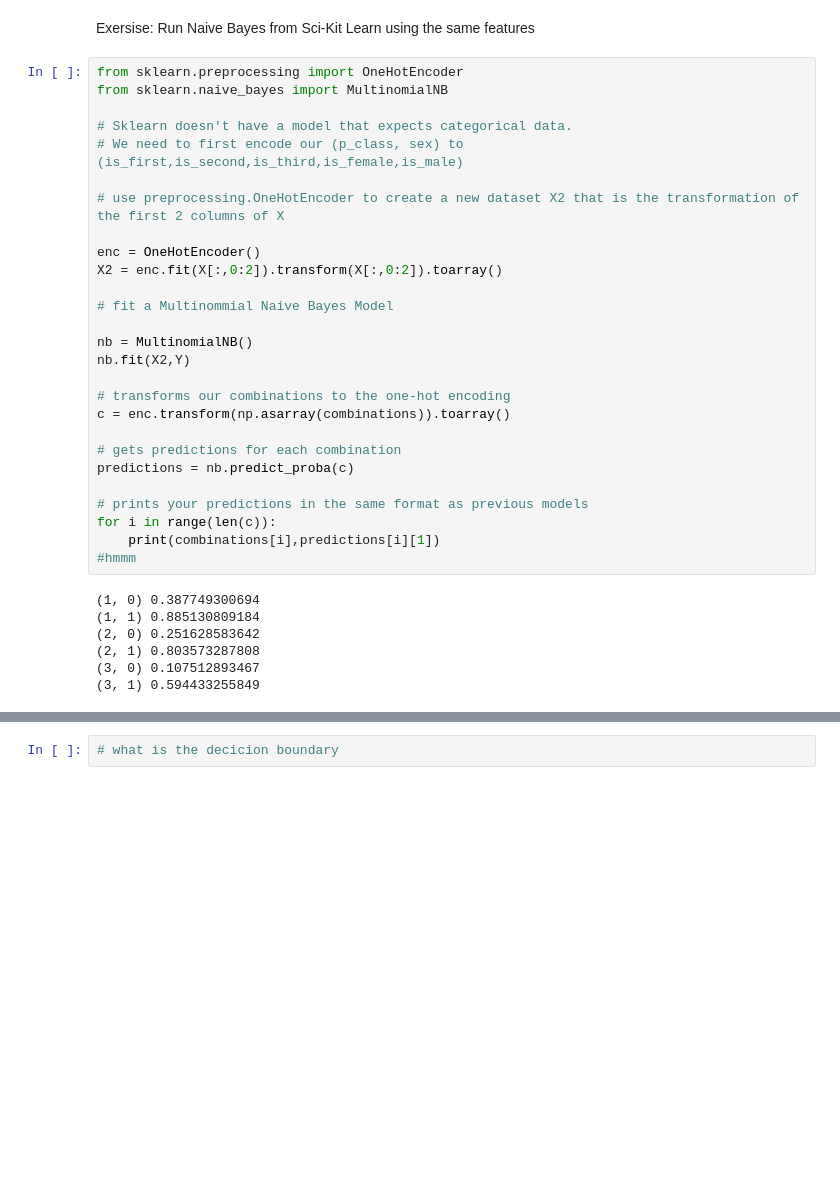
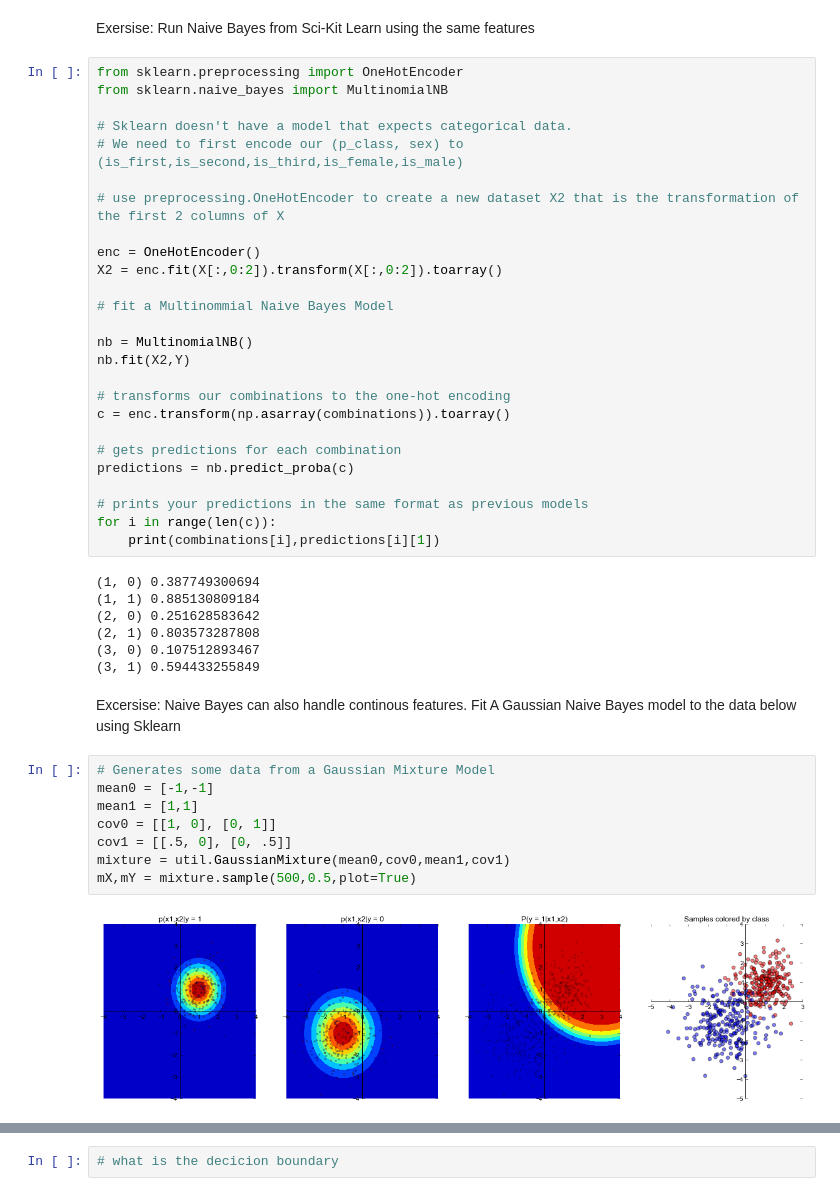
Before and after one commit to NICTA/MLSS, a Jupyter notebook: Logistic Regression.ipynb, the cells around one changed output, grey strips where cells are left out. Drawn from its saved outputs; the diff is of its cells as text; blank space fills up the shorter version.

Commit message:
adds utility to generate and show data from gaussian mixture

```diff
--- a/Logistic Regression.ipynb
+++ b/Logistic Regression.ipynb
@@ -132,7 +153,6 @@ predictions = nb.predict_proba(c)
 # prints your predictions in the same format as previous models
 for i in range(len(c)):
     print(combinations[i],predictions[i][1])
-#hmmm
 # %% [output]
 (1, 0) 0.387749300694
 (1, 1) 0.885130809184
@@ -140,3 +160,15 @@ for i in range(len(c)):
 (2, 1) 0.803573287808
 (3, 0) 0.107512893467
 (3, 1) 0.594433255849
+# %% [markdown]
+Excersise: Naive Bayes can also handle continous features. Fit A Gaussian Naive Bayes model to the data below using Sklearn
+# %%
+# Generates some data from a Gaussian Mixture Model
+mean0 = [-1,-1]
+mean1 = [1,1]
+cov0 = [[1, 0], [0, 1]]
+cov1 = [[.5, 0], [0, .5]]
+mixture = util.GaussianMixture(mean0,cov0,mean1,cov1)
+mX,mY = mixture.sample(500,0.5,plot=True)
+# %% [output]
+[figure, added]
```
Also changed, not shown: parts of 8 cells of this notebook, 1 other file.
